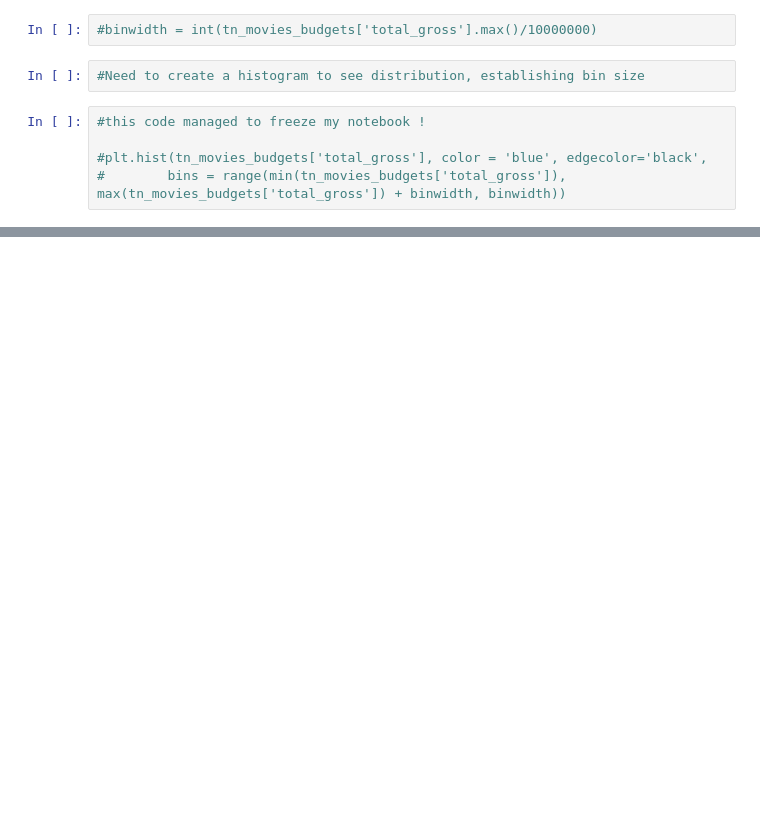
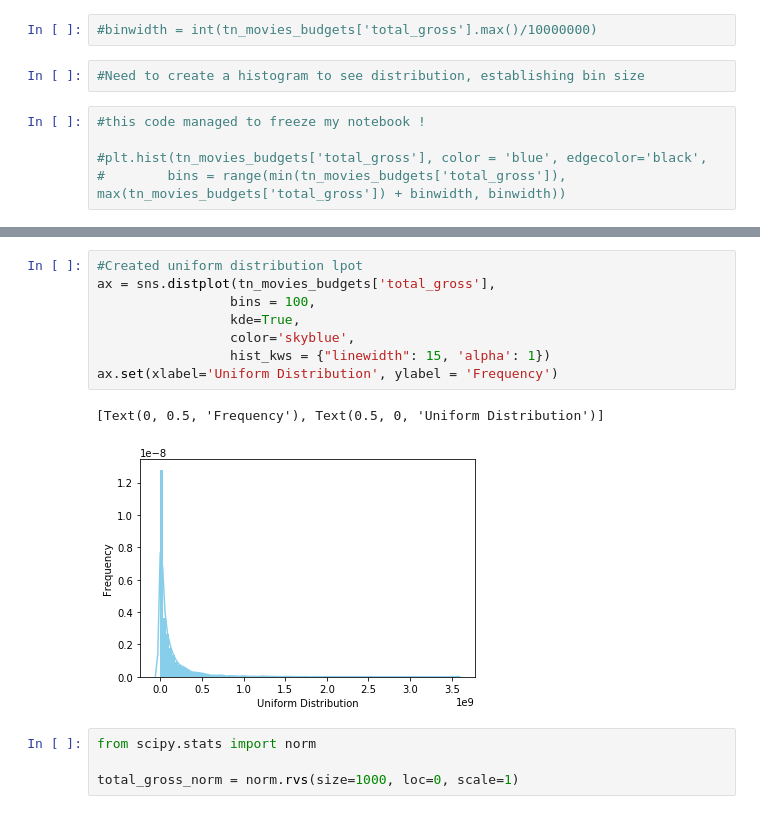
Before and after one commit to dapsavoie/dsc-mod-1-project-v2-1-online-ds-ft-120919, a Jupyter notebook: student.ipynb, the cells around one changed output, grey strips where cells are left out. Saved outputs shown, nothing was run; the diff lists cells and outputs as text; blank space fills up the shorter version.

```diff
--- a/student.ipynb
+++ b/student.ipynb
@@ -255,0 +586,15 @@ np.var(tn_movies_budgets['total_gross'])
+# %%
+#Created uniform distribution lpot
+ax = sns.distplot(tn_movies_budgets['total_gross'],
+                 bins = 100,
+                 kde=True,
+                 color='skyblue',
+                 hist_kws = {"linewidth": 15, 'alpha': 1})
+ax.set(xlabel='Uniform Distribution', ylabel = 'Frequency')
+# %% [output]
+[Text(0, 0.5, 'Frequency'), Text(0.5, 0, 'Uniform Distribution')]
+[figure, added]
+# %%
+from scipy.stats import norm
+
+total_gross_norm = norm.rvs(size=1000, loc=0, scale=1)
```
Also changed, not shown: parts of 42 cells of this notebook.
